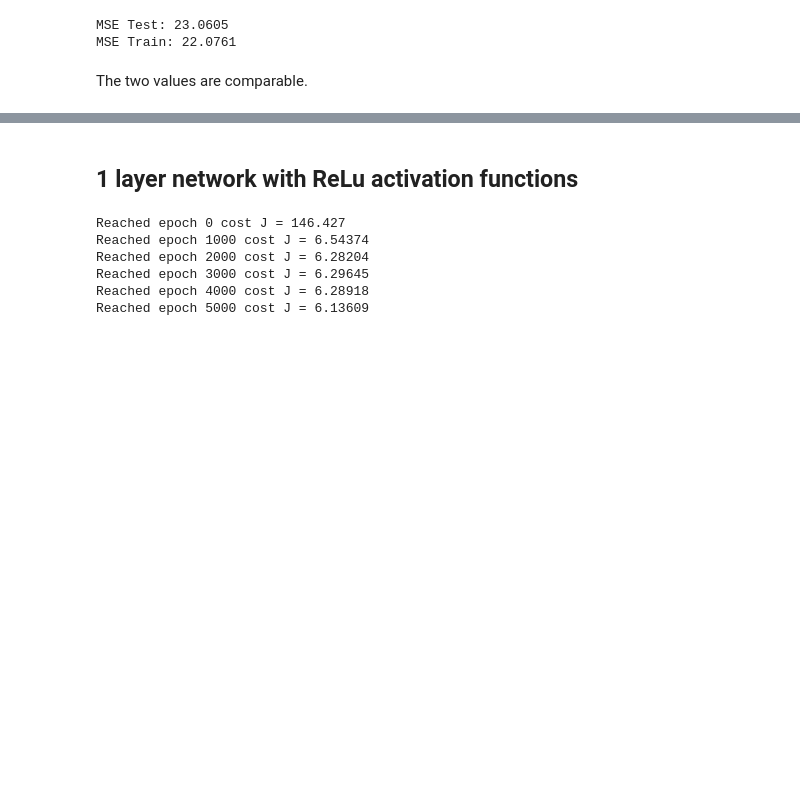
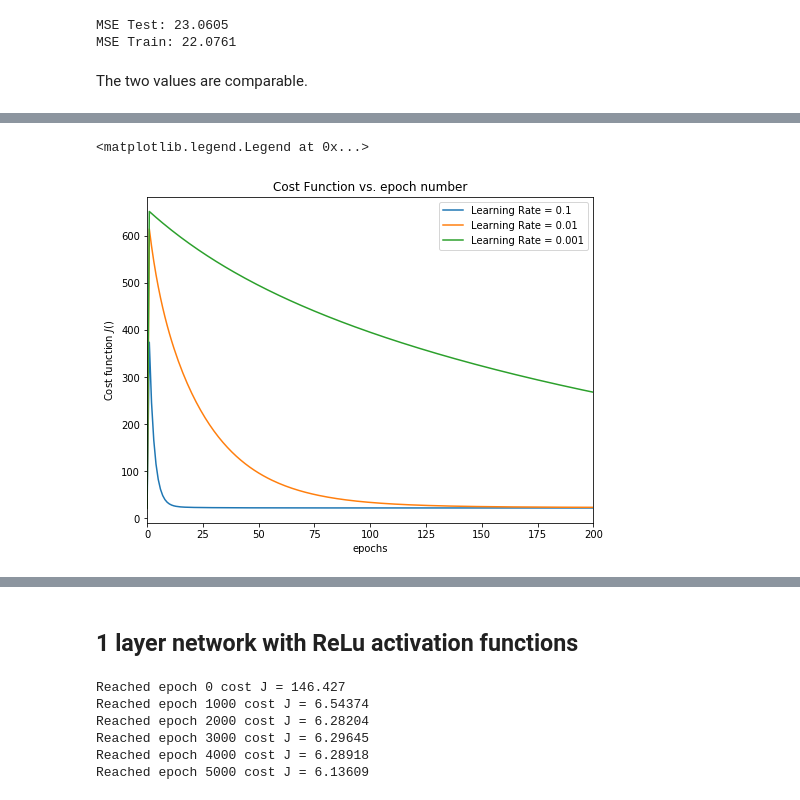
Before and after one commit to gridl/Applied-Tensorflow, a Jupyter notebook: Tensor Flow first steps_v2.ipynb, the cells around one changed output, grey strips where cells are left out. Drawn from its saved outputs; the diff is of its cells as text; code cells hidden in the pictures; blank space fills up the shorter version.

```diff
--- a/Tensor Flow first steps_v2.ipynb
+++ b/Tensor Flow first steps_v2.ipynb
@@ -217,0 +226,21 @@ sess.close()
+# %%
+print ('Starting first model')
+sess1, cost_history1 = run_linear_model(learning_r = 0.1,
+                                training_epochs = 10000,
+                                train_obs = train_x,
+                                train_labels = train_y,
+                                debug = True)
+
+print ('Starting second model')
+sess2, cost_history2 = run_linear_model(learning_r = 0.01,
+                                training_epochs = 10000,
+                                train_obs = train_x,
+                                train_labels = train_y,
+                                debug = True)
+
+print ('Starting third model')
+sess3, cost_history3 = run_linear_model(learning_r = 0.001,
+                                training_epochs = 10000,
+                                train_obs = train_x,
+                                train_labels = train_y,
+                                debug = True)
@@ -217,0 +265,13 @@ sess.close()
+# %%
+plt.figure(figsize=(8,6))
+plt.title("Cost Function vs. epoch number")
+plt.xlabel("epochs")
+plt.ylabel("Cost function $J()$")
+plt.xlim(0,200)
+plt.plot(range(len(cost_history1)), cost_history1, label = 'Learning Rate = 0.1')
+plt.plot(range(len(cost_history2)), cost_history2, label = 'Learning Rate = 0.01')
+plt.plot(range(len(cost_history3)), cost_history3, label = 'Learning Rate = 0.001')
+plt.legend(loc = 'upper right')
+# %% [output]
+<matplotlib.legend.Legend at 0x...>
+[figure, added]
```
Also changed, not shown: parts of 10 cells of this notebook.
